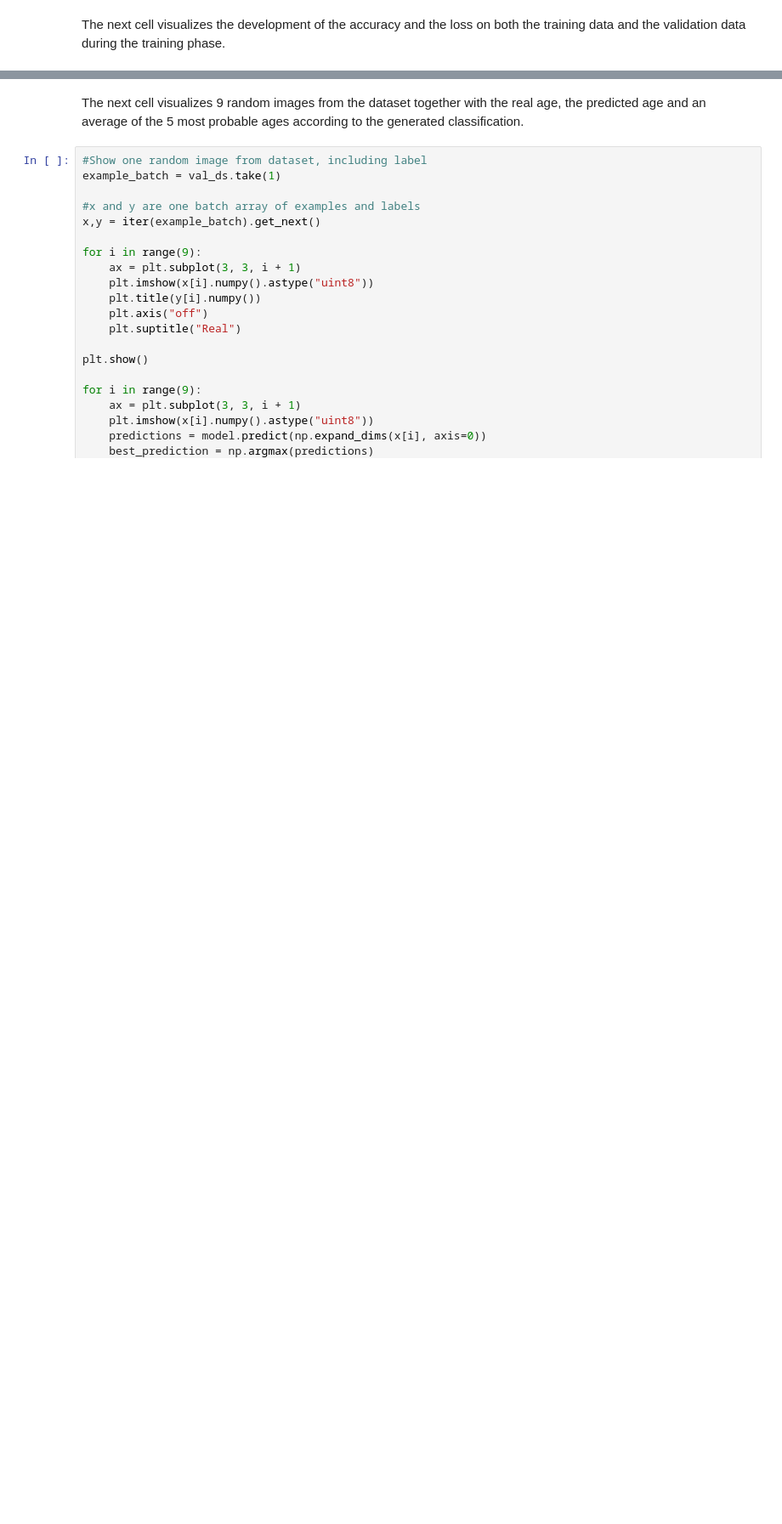
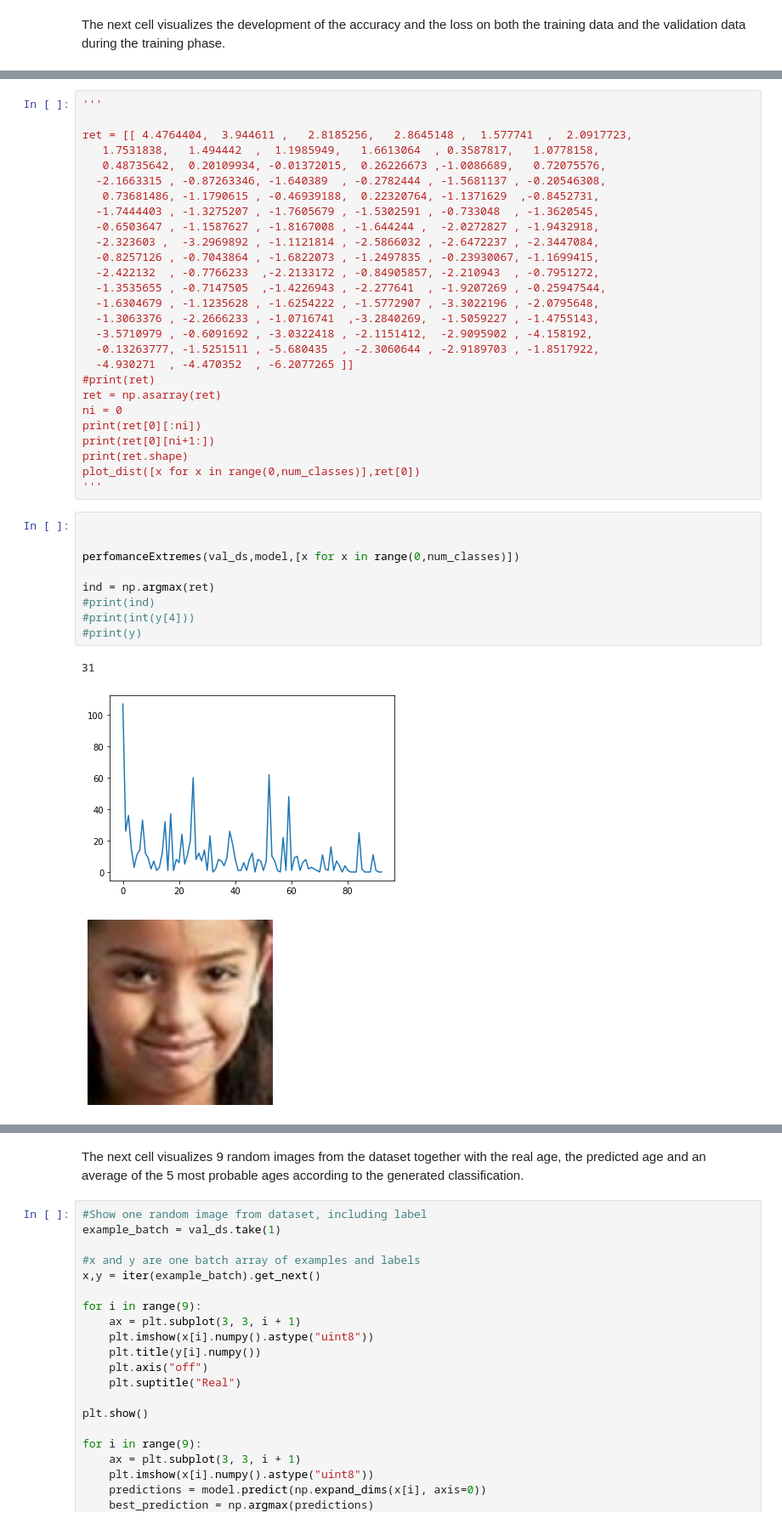
Before and after one commit to buckcri/age-from-face, a Jupyter notebook: code/Project_Notebook.ipynb, the cells around one changed output, grey strips where cells are left out. Shown at 85% size. Saved outputs shown, nothing was run; the diff lists cells and outputs as text; blank space fills up the shorter version.

```diff
--- a/code/Project_Notebook.ipynb
+++ b/code/Project_Notebook.ipynb
@@ -194,0 +358,40 @@ The next cell visualizes the development of the accuracy and the loss on both th
+# %%
+'''
+
+ret = [[ 4.4764404,  3.944611 ,   2.8185256,   2.8645148 ,  1.577741  ,  2.0917723,
+   1.7531838,   1.494442  ,  1.1985949,   1.6613064  , 0.3587817,   1.0778158,
+   0.48735642,  0.20109934, -0.01372015,  0.26226673 ,-1.0086689,   0.72075576,
+  -2.1663315 , -0.87263346, -1.640389  , -0.2782444 , -1.5681137 , -0.20546308,
+   0.73681486, -1.1790615 , -0.46939188,  0.22320764, -1.1371629  ,-0.8452731,
+  -1.7444403 , -1.3275207 , -1.7605679 , -1.5302591 , -0.733048  , -1.3620545,
+  -0.6503647 , -1.1587627 , -1.8167008 , -1.644244 ,  -2.0272827 , -1.9432918,
+  -2.323603 ,  -3.2969892 , -1.1121814 , -2.5866032 , -2.6472237 , -2.3447084,
+  -0.8257126 , -0.7043864 , -1.6822073 , -1.2497835 , -0.23930067, -1.1699415,
+  -2.422132  , -0.7766233  ,-2.2133172 , -0.84905857, -2.210943  , -0.7951272,
+  -1.3535655 , -0.7147505  ,-1.4226943 , -2.277641  , -1.9207269 , -0.25947544,
+  -1.6304679 , -1.1235628 , -1.6254222 , -1.5772907 , -3.3022196 , -2.0795648,
+  -1.3063376 , -2.2666233 , -1.0716741  ,-3.2840269,  -1.5059227 , -1.4755143,
+  -3.5710979 , -0.6091692 , -3.0322418 , -2.1151412,  -2.9095902 , -4.158192,
+  -0.13263777, -1.5251511 , -5.680435  , -2.3060644 , -2.9189703 , -1.8517922,
+  -4.930271  , -4.470352  , -6.2077265 ]]
+#print(ret)
+ret = np.asarray(ret)
+ni = 0
+print(ret[0][:ni])
+print(ret[0][ni+1:])
+print(ret.shape)
+plot_dist([x for x in range(0,num_classes)],ret[0])
+'''
+# %%
+
+
+perfomanceExtremes(val_ds,model,[x for x in range(0,num_classes)])
+
+ind = np.argmax(ret)
+#print(ind)
+#print(int(y[4]))
+#print(y)
+# %% [output]
+31
+[figure, added]
+[figure, added]
```
Also changed, not shown: parts of 21 cells of this notebook.
